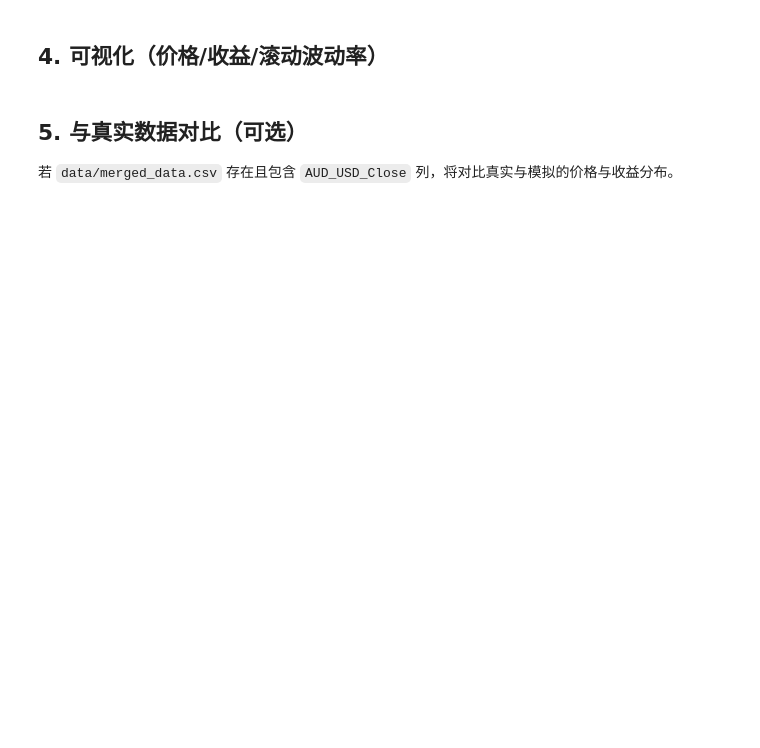
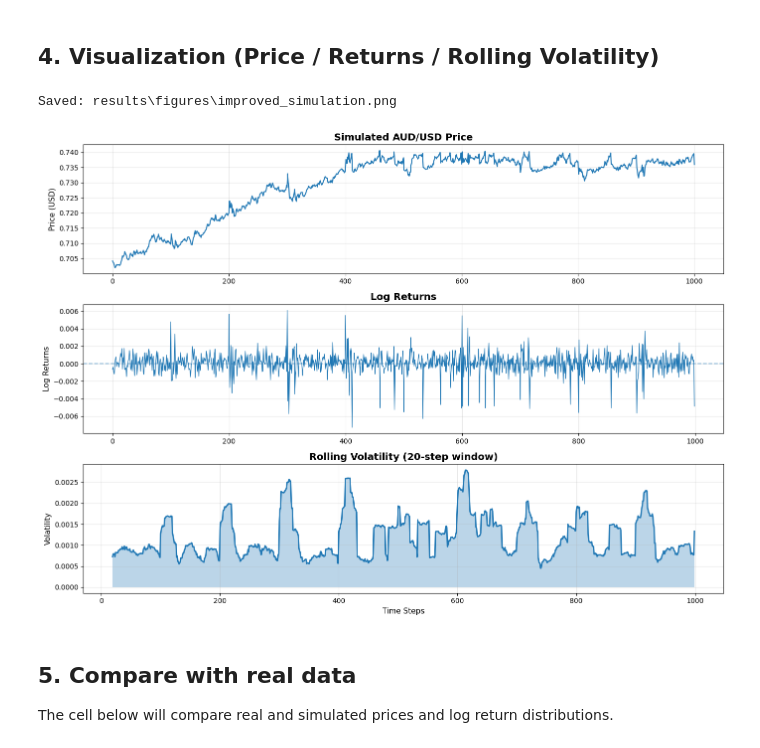
Before and after one commit to Y0gnut/cits4403, a Jupyter notebook: Demo.ipynb, the cells around one changed output. Drawn from its saved outputs; the diff is of its cells as text; code cells hidden in the pictures; blank space fills up the shorter version.

Commit message:
Update Details: 1. Submitted the “Demo” presentation file in Jupyter Notebook format 2. Optimized display parameters for output images, replacing Daily-return with log-return

```diff
--- a/Demo.ipynb
+++ b/Demo.ipynb
@@ -109,43 +329,57 @@ display(stats_df if stats_df is not None else "未找到统计文件")
 # %% [markdown]
-
-## 4. 可视化（价格/收益/滚动波动率）
+## 4. Visualization (Price / Returns / Rolling Volatility)
 # %%
+# ---- 可视化：价格、对数收益、滚动波动率 ----
+import numpy as np
+import pandas as pd
+import matplotlib.pyplot as plt
+from pathlib import Path
 
-import numpy as np
-import matplotlib.pyplot as plt
-import pandas as pd
+# 读取价格路径
+price_df = pd.read_csv("results/improved_simulation.csv")  # 需包含 'price' 列
+prices = price_df["price"].values
 
-if 'prices_df' in globals() and prices_df is not None:
-    prices = prices_df['price'].values
-    rets = np.diff(np.log(prices))
+# 计算对数收益与滚动波动率（20步窗口，可按需调整）
+returns = np.diff(np.log(prices))
+rolling_vol = pd.Series(returns).rolling(20).std()
 
-    fig = plt.figure(figsize=(12,8))
-    ax1 = plt.subplot(3,1,1)
-    ax1.plot(prices, linewidth=1.5)
-    ax1.set_title("模拟价格")
-    ax1.set_ylabel("Price")
-    ax1.grid(True, alpha=0.3)
+# 画图
+fig, axes = plt.subplots(3, 1, figsize=(14, 10))
 
-    ax2 = plt.subplot(3,1,2)
-    ax2.plot(rets, linewidth=1.0)
-    ax2.axhline(0, ls="--")
-    ax2.set_title("对数收益")
-    ax2.grid(True, alpha=0.3)
+# 价格路径
+axes[0].plot(prices, linewidth=1.5)
+axes[0].set_title("Simulated AUD/USD Price", fontsize=14, fontweight="bold")
+axes[0].set_ylabel("Price (USD)", fontsize=11)
+axes[0].grid(True, alpha=0.3)
 
-    ax3 = plt.subplot(3,1,3)
-    rolling_vol = pd.Series(rets).rolling(20).std()
-    ax3.plot(rolling_vol, linewidth=1.5)
-    ax3.fill_between(range(len(rolling_vol)), rolling_vol, alpha=0.3)
-    ax3.set_title("滚动波动率（20）")
-    ax3.set_xlabel("Time")
-    ax3.grid(True, alpha=0.3)
-    plt.tight_layout()
-    plt.show()
-else:
-    print("未能读取到价格数据，无法绘图。")
+# 对数收益
+axes[1].plot(returns, linewidth=1)
+axes[1].axhline(y=0, linestyle="--", alpha=0.5)
+axes[1].set_title("Log Returns", fontsize=14, fontweight="bold")
+axes[1].set_ylabel("Log Returns", fontsize=11)
+axes[1].grid(True, alpha=0.3)
+
+# 滚动波动率
+axes[2].plot(rolling_vol, linewidth=2)
+axes[2].fill_between(range(len(rolling_vol)), rolling_vol, alpha=0.3)
+axes[2].set_title("Rolling Volatility (20-step window)", fontsize=14, fontweight="bold")
+axes[2].set_xlabel("Time Steps", fontsize=11)
+axes[2].set_ylabel("Volatility", fontsize=11)
+axes[2].grid(True, alpha=0.3)
+
+plt.tight_layout()
+
+# （可选）保存图像到 results/figures
+Path("results/figures").mkdir(parents=True, exist_ok=True)
+out_path = Path("results/figures/improved_simulation.png")
+plt.savefig(out_path, dpi=300, bbox_inches="tight")
+print(f"Saved: {out_path}")
+plt.show()
+# %% [output]
+Saved: results\figures\improved_simulation.png
+[figure, added]
 # %% [markdown]
+## 5. Compare with real data
 
-## 5. 与真实数据对比（可选）
-
-若 `data/merged_data.csv` 存在且包含 `AUD_USD_Close` 列，将对比真实与模拟的价格与收益分布。
+The cell below will compare real and simulated prices and log return distributions.
 # %%
```
Also changed, not shown: parts of 16 cells of this notebook, 6 other files.
